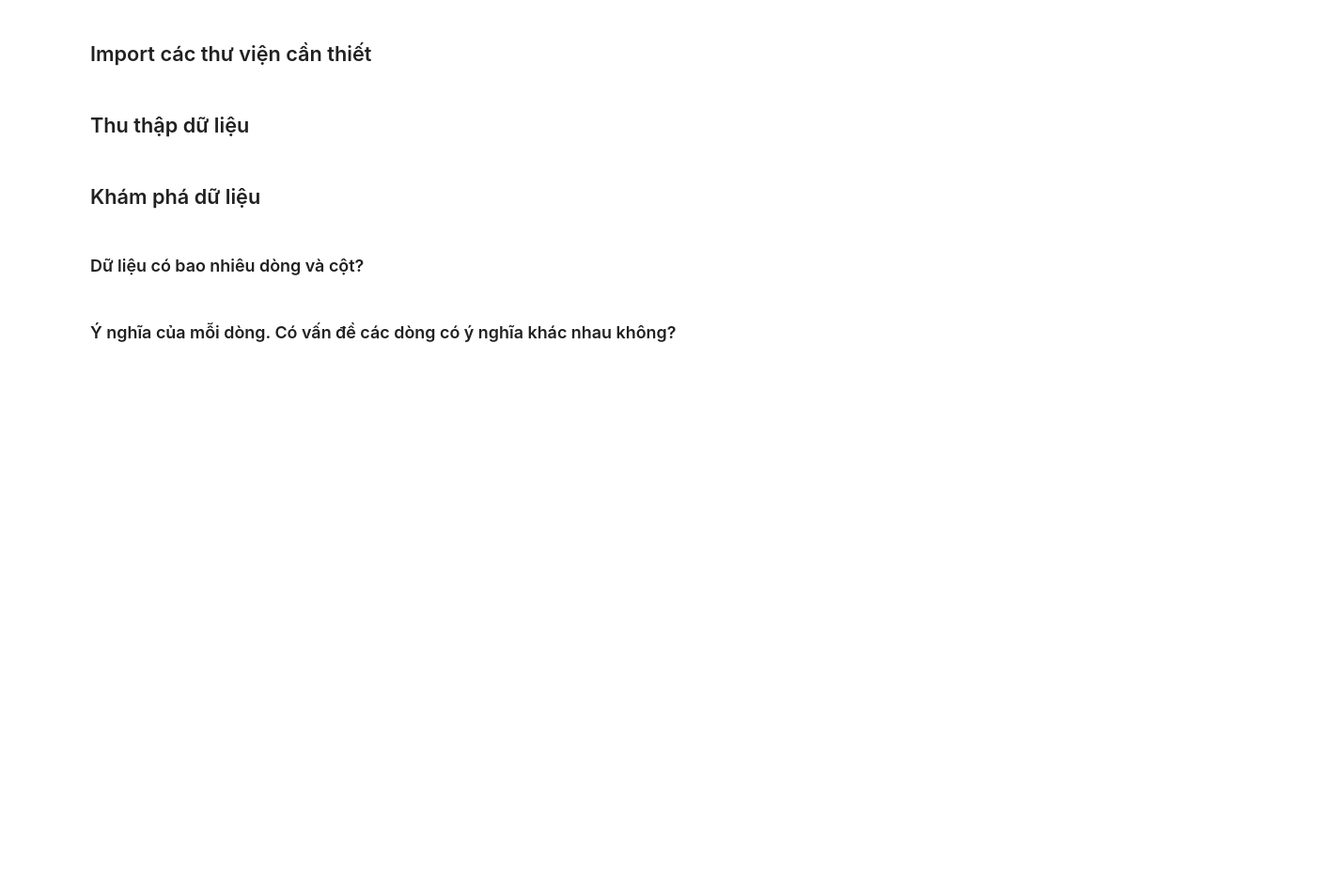
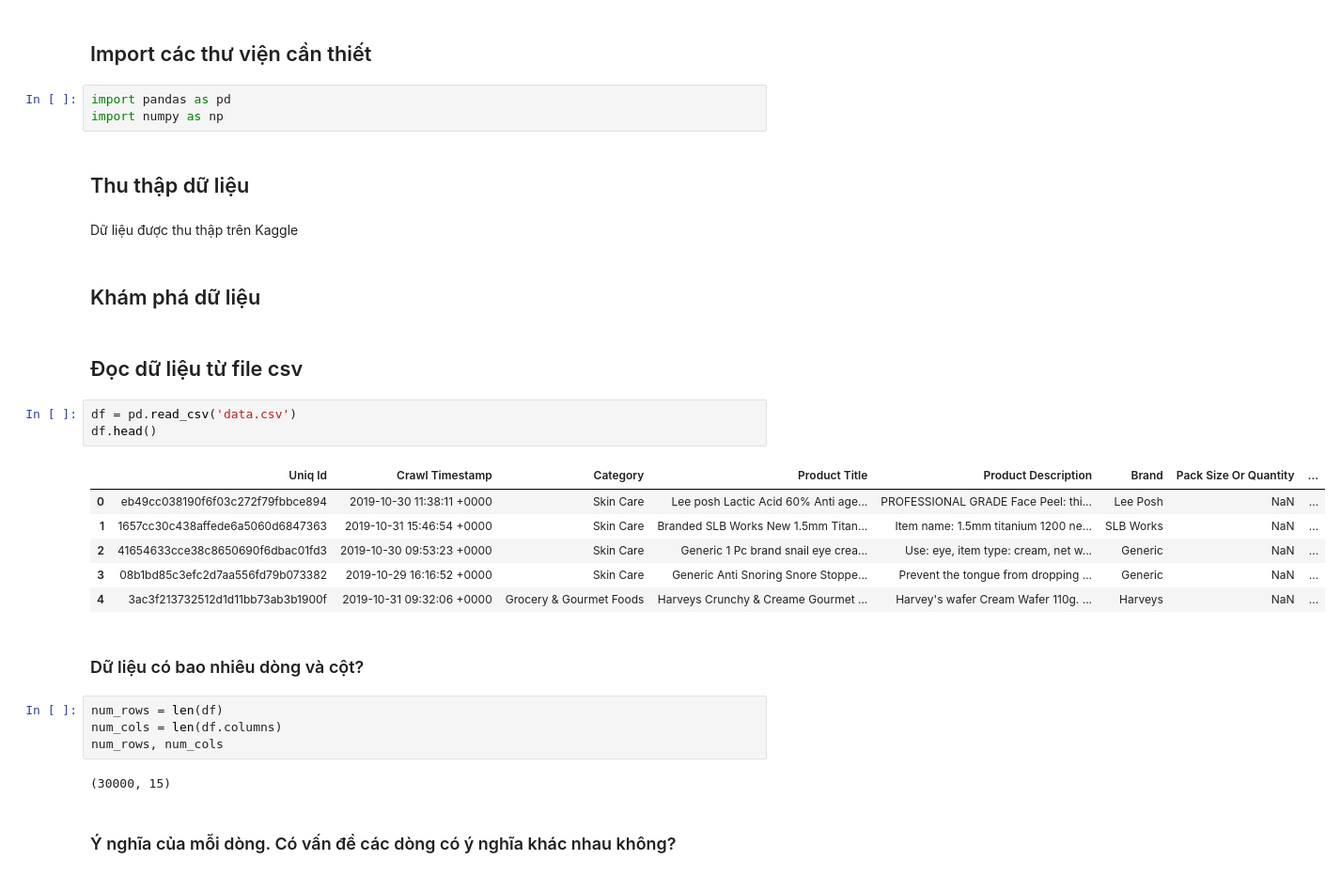
Before and after one commit to nnutrang/DS, a Jupyter notebook: Main Flow.ipynb, the cells around one changed output. Shown: that part at 94% size. Drawn from its saved outputs; the diff is of its cells as text; blank space fills up the shorter version.

```diff
--- a/Main Flow.ipynb
+++ b/Main Flow.ipynb
@@ -9,12 +9,35 @@ sys.executable
 '/home/uyen_trang/miniconda3/envs/min_ds-env/bin/python'
 # %% [markdown]
 ## Import các thư viện cần thiết
+# %%
+import pandas as pd
+import numpy as np
 # %% [markdown]
 ## Thu thập dữ liệu
+# %% [markdown]
+Dữ liệu được thu thập trên Kaggle
 # %% [markdown]
 ## Khám phá dữ liệu
+# %% [markdown]
+## Đọc dữ liệu từ file csv
+# %%
+df = pd.read_csv('data.csv')
+df.head()
+# %% [output]
+|  | Uniq Id | Crawl Timestamp | Category | Product Title | Product Description | Brand | Pack Size Or Quantity | ... |
+| 0 | eb49cc038190f6f03c272f79fbbce894 | 2019-10-30 11:38:11 +0000 | Skin Care | Lee posh Lactic Acid 60% Anti age... | PROFESSIONAL GRADE Face Peel: thi... | Lee Posh | NaN | ... |
+| 1 | 1657cc30c438affede6a5060d6847363 | 2019-10-31 15:46:54 +0000 | Skin Care | Branded SLB Works New 1.5mm Titan... | Item name: 1.5mm titanium 1200 ne... | SLB Works | NaN | ... |
+| 2 | 41654633cce38c8650690f6dbac01fd3 | 2019-10-30 09:53:23 +0000 | Skin Care | Generic 1 Pc brand snail eye crea... | Use: eye, item type: cream, net w... | Generic | NaN | ... |
+| 3 | 08b1bd85c3efc2d7aa556fd79b073382 | 2019-10-29 16:16:52 +0000 | Skin Care | Generic Anti Snoring Snore Stoppe... | Prevent the tongue from dropping ... | Generic | NaN | ... |
+| 4 | 3ac3f213732512d1d11bb73ab3b1900f | 2019-10-31 09:32:06 +0000 | Grocery & Gourmet Foods | Harveys Crunchy & Creame Gourmet ... | Harvey's wafer Cream Wafer 110g. ... | Harveys | NaN | ... |
 # %% [markdown]
 ### Dữ liệu có bao nhiêu dòng và cột?
+# %%
+num_rows = len(df)
+num_cols = len(df.columns)
+num_rows, num_cols
+# %% [output]
+(30000, 15)
 # %% [markdown]
 ### Ý nghĩa của mỗi dòng. Có vấn đề các dòng có ý nghĩa khác nhau không?
 # %% [markdown]
```
Also changed, not shown: parts of 16 cells of this notebook, 6 other files.
